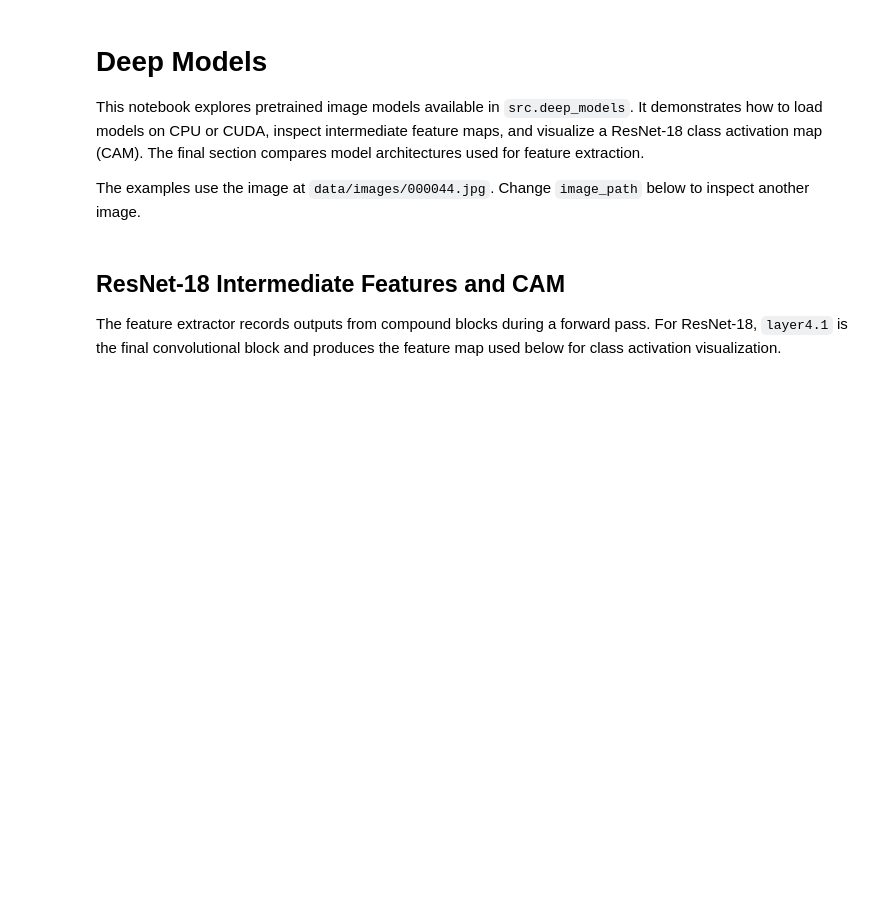
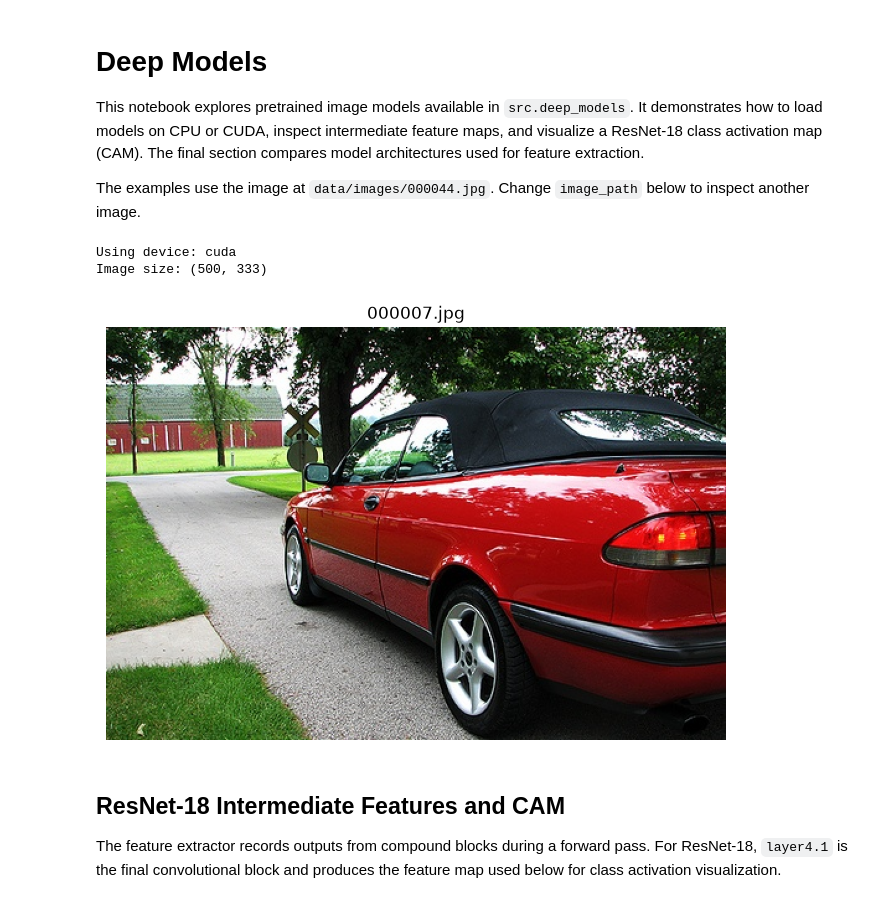
Before and after one commit to inesluis/IAVC_Projects, a Jupyter notebook: Assignment2/code/2_deep_models.ipynb, the cells around one changed output. Saved outputs shown, nothing was run; the diff lists cells and outputs as text; code cells hidden in the pictures; blank space fills up the shorter version.

```diff
--- a/Assignment2/code/2_deep_models.ipynb
+++ b/Assignment2/code/2_deep_models.ipynb
@@ -11,27 +11,31 @@ to inspect another image.
 # %%
 from pathlib import Path
 
 import matplotlib.pyplot as plt
 import torch
 from PIL import Image
 
 from src.deep_models import getModel
 
-image_path = Path("data/images/000007.jpg")
+image_path = Path("../data/images/000007.jpg")
 if not image_path.exists():
     raise FileNotFoundError(f"Image not found: {image_path}")
 
 image = Image.open(image_path).convert("RGB")
 device = "cuda" if torch.cuda.is_available() else "cpu"
 
 print(f"Using device: {device}")
 print(f"Image size: {image.size}")
 
 plt.figure(figsize=(8, 6))
 plt.imshow(image)
 plt.axis("off")
 plt.title(image_path.name)
 plt.show()
+# %% [output]
+Using device: cuda
+Image size: (500, 333)
+[figure, added]
 # %% [markdown]
 ## ResNet-18 Intermediate Features and CAM
 
```
Also changed, not shown: parts of 6 cells of this notebook, 2 other files.
